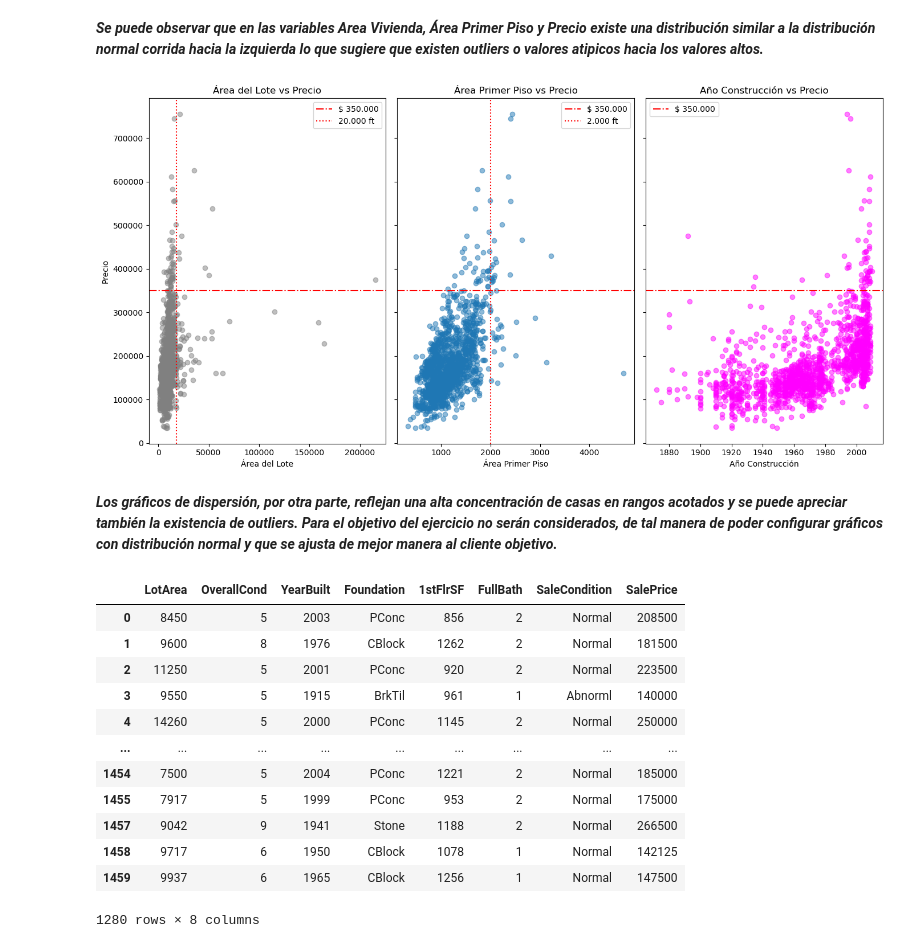
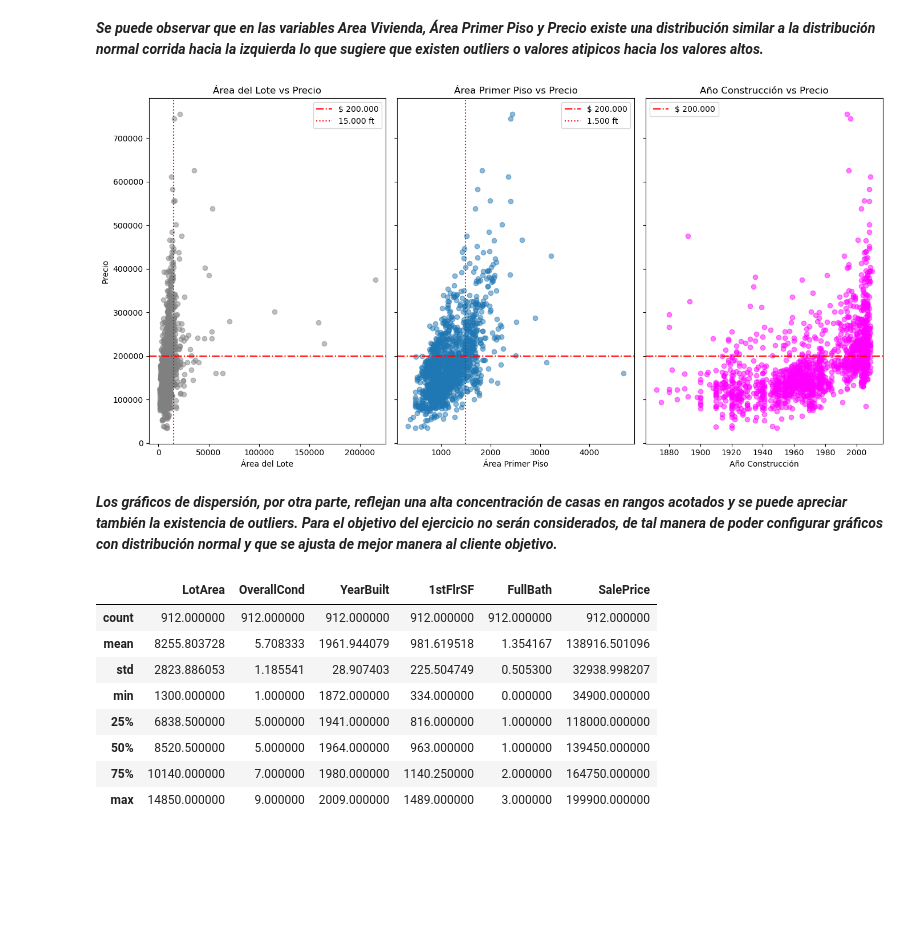
Before and after one commit to fidebravo/Modulo4, a Jupyter notebook: ABpro4_Ide.ipynb, the cells around one changed output. Saved outputs shown, nothing was run; the diff lists cells and outputs as text; code cells hidden in the pictures; blank space fills up the shorter version.

```diff
--- a/ABpro4_Ide.ipynb
+++ b/ABpro4_Ide.ipynb
@@ -91,58 +91,54 @@ fig, ax = plt.subplots(1, 3, figsize= (14,7), sharey=True)
 z = df_elegido['1stFlrSF']
 y = df_elegido['SalePrice']
 x = df_elegido['LotArea']
 w = df_elegido['YearBuilt']
-precio_limite = 350000
-area_lote_limite = 18000
-area_primer_piso_limite = 2000
+precio_limite = 200000
+area_lote_limite = 15000
+area_primer_piso_limite = 1500
 
 # --------------------------------------------------------------------------------------------
 
 ax[0].scatter(x, y, color='gray', alpha=0.5)
 ax[0].set_title('Área del Lote vs Precio')
 ax[0].set_xlabel('Área del Lote')
 ax[0].set_ylabel('Precio')
-ax[0].axhline(precio_limite, color='red', linestyle='-.', label='$ 350.000')
-ax[0].axvline(area_lote_limite, color='red', linestyle=':', label='20.000 ft')
+ax[0].axhline(precio_limite, color='red', linestyle='-.', label='$ 200.000')
+ax[0].axvline(area_lote_limite, color='red', linestyle=':', label='15.000 ft')
 ax[0].legend()
 
 # ----------------------------------------------------------------------------------------------
 
 ax[1].scatter(z, y, alpha=0.5)
 ax[1].set_title('Área Primer Piso vs Precio')
 ax[1].set_xlabel('Área Primer Piso')
-ax[1].axhline(precio_limite, color='red', linestyle='-.', label='$ 350.000')
-ax[1].axvline(area_primer_piso_limite, color='red', linestyle=':', label='2.000 ft')
+ax[1].axhline(precio_limite, color='red', linestyle='-.', label='$ 200.000')
+ax[1].axvline(area_primer_piso_limite, color='red', linestyle=':', label='1.500 ft')
 ax[1].legend()
 
 # ----------------------------------------------------------------------------------------------
 
 ax[2].scatter(w, y, color='fuchsia',alpha=0.5)
 ax[2].set_title('Año Construcción vs Precio')
 ax[2].set_xlabel('Año Construcción')
-ax[2].axhline(precio_limite, color='red', linestyle='-.', label='$ 350.000')
+ax[2].axhline(precio_limite, color='red', linestyle='-.', label='$ 200.000')
 ax[2].legend()
 
 plt.tight_layout()
 plt.show()
 # %% [output]
-[figure, old version]
+[figure, new version]
 # %% [markdown]
 ***Los gráficos de dispersión, por otra parte, reflejan una alta concentración de casas en rangos acotados y se puede apreciar también la existencia de outliers.  Para el objetivo del ejercicio no serán considerados, de tal manera de poder configurar gráficos con distribución normal y que se ajusta de mejor manera al cliente objetivo.***
 # %%
-df_elegido_elegido = df_elegido[(df_elegido['SalePrice'] < 300000) & (df_elegido['LotArea'] < 18000) & (df_elegido['1stFlrSF'] < 2000)]
-df_elegido_elegido
+df_elegido_elegido = df_elegido[(df_elegido['SalePrice'] < 200000) & (df_elegido['LotArea'] < 15000) & (df_elegido['1stFlrSF'] < 1500)]
+df_elegido_elegido.describe()
 # %% [output]
-|  | LotArea | OverallCond | YearBuilt | Foundation | 1stFlrSF | FullBath | SaleCondition | SalePrice |
-| 0 | 8450 | 5 | 2003 | PConc | 856 | 2 | Normal | 208500 |
-| 1 | 9600 | 8 | 1976 | CBlock | 1262 | 2 | Normal | 181500 |
-| 2 | 11250 | 5 | 2001 | PConc | 920 | 2 | Normal | 223500 |
-| 3 | 9550 | 5 | 1915 | BrkTil | 961 | 1 | Abnorml | 140000 |
-| 4 | 14260 | 5 | 2000 | PConc | 1145 | 2 | Normal | 250000 |
-| ... | ... | ... | ... | ... | ... | ... | ... | ... |
-| 1454 | 7500 | 5 | 2004 | PConc | 1221 | 2 | Normal | 185000 |
-| 1455 | 7917 | 5 | 1999 | PConc | 953 | 2 | Normal | 175000 |
-| 1457 | 9042 | 9 | 1941 | Stone | 1188 | 2 | Normal | 266500 |
-| 1458 | 9717 | 6 | 1950 | CBlock | 1078 | 1 | Normal | 142125 |
-| 1459 | 9937 | 6 | 1965 | CBlock | 1256 | 1 | Normal | 147500 |
+|  | LotArea | OverallCond | YearBuilt | 1stFlrSF | FullBath | SalePrice |
+| count | 912.000000 | 912.000000 | 912.000000 | 912.000000 | 912.000000 | 912.000000 |
+| mean | 8255.803728 | 5.708333 | 1961.944079 | 981.619518 | 1.354167 | 138916.501096 |
+| std | 2823.886053 | 1.185541 | 28.907403 | 225.504749 | 0.505300 | 32938.998207 |
+| min | 1300.000000 | 1.000000 | 1872.000000 | 334.000000 | 0.000000 | 34900.000000 |
+| 25% | 6838.500000 | 5.000000 | 1941.000000 | 816.000000 | 1.000000 | 118000.000000 |
+| 50% | 8520.500000 | 5.000000 | 1964.000000 | 963.000000 | 1.000000 | 139450.000000 |
+| 75% | 10140.000000 | 7.000000 | 1980.000000 | 1140.250000 | 2.000000 | 164750.000000 |
+| max | 14850.000000 | 9.000000 | 2009.000000 | 1489.000000 | 3.000000 | 199900.000000 |
-1280 rows × 8 columns
```
Also changed, not shown: parts of 8 cells of this notebook.
